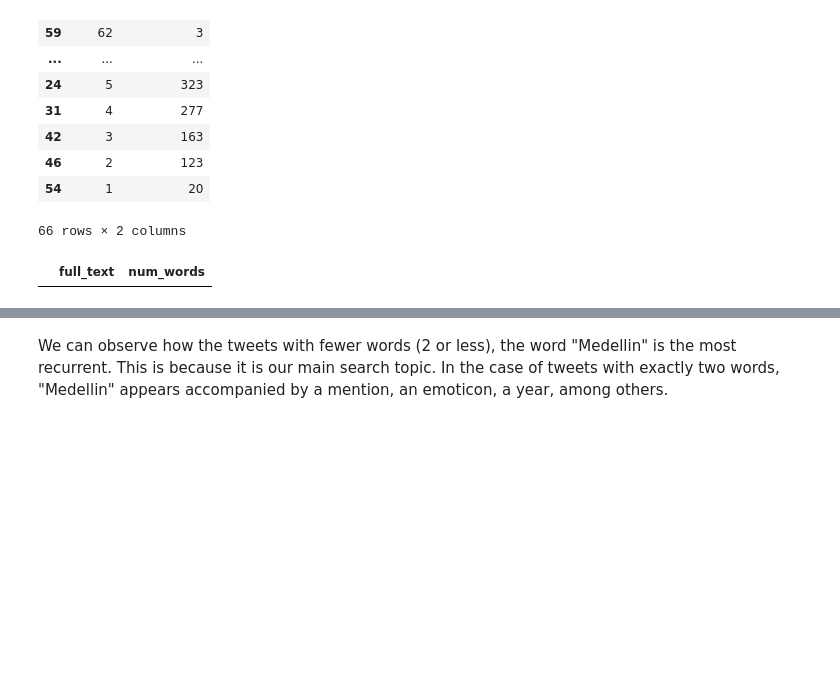
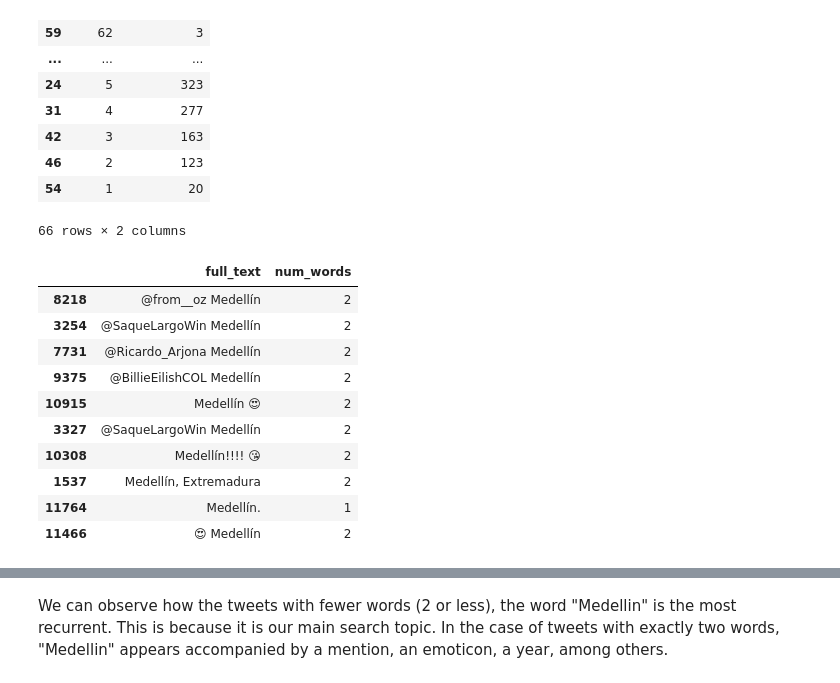
Before and after one commit to GDLPLearning/Sentiment-Analysis-for-the-MDP, a Jupyter notebook: notebooks/Exploratory/3-exploring-data.ipynb, the cells around one changed output, grey strips where cells are left out. Drawn from its saved outputs; the diff is of its cells as text; code cells hidden in the pictures; blank space fills up the shorter version.

```diff
--- a/notebooks/Exploratory/3-exploring-data.ipynb
+++ b/notebooks/Exploratory/3-exploring-data.ipynb
@@ -122,9 +259,19 @@ data['num_words'].value_counts().reset_index().sort_values(by='index',ascending=
 | 54 | 1 | 20 |
 66 rows × 2 columns
 # %%
-data[['full_text','num_words']][data['num_words']==73]
+data[['full_text','num_words']][data['num_words']<=2].sort_values(by='num_words').sample(10, random_state=6)
 # %% [output]
 |  | full_text | num_words |
+| 8218 | @from__oz Medellín | 2 |
+| 3254 | @SaqueLargoWin Medellín | 2 |
+| 7731 | @Ricardo_Arjona Medellín | 2 |
+| 9375 | @BillieEilishCOL Medellín | 2 |
+| 10915 | Medellín 😍 | 2 |
+| 3327 | @SaqueLargoWin Medellín | 2 |
+| 10308 | Medellín!!!! 😘 | 2 |
+| 1537 | Medellín, Extremadura | 2 |
+| 11764 | Medellín. | 1 |
+| 11466 | 😍 Medellín | 2 |
 # %%
 data[['full_text','num_words']][data['num_words']<=2].sort_values(by='num_words').sample(10) # shows the tweets with 75 words or 1 word
 # %% [output]
```
Also changed, not shown: parts of 25 cells of this notebook, 4 other files.
